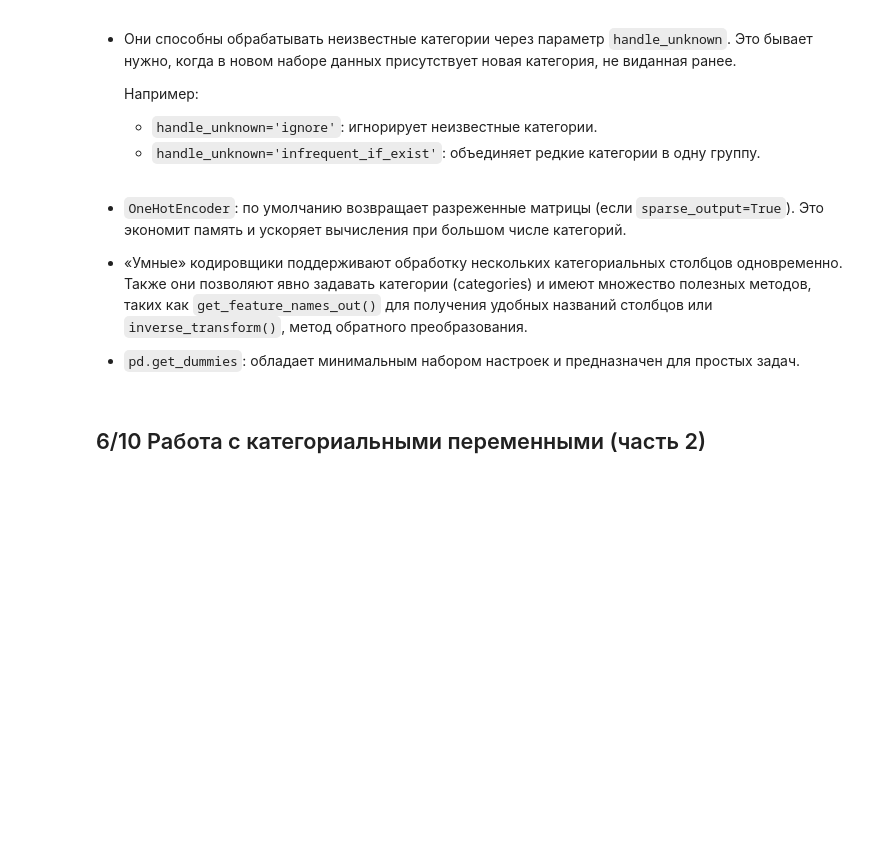
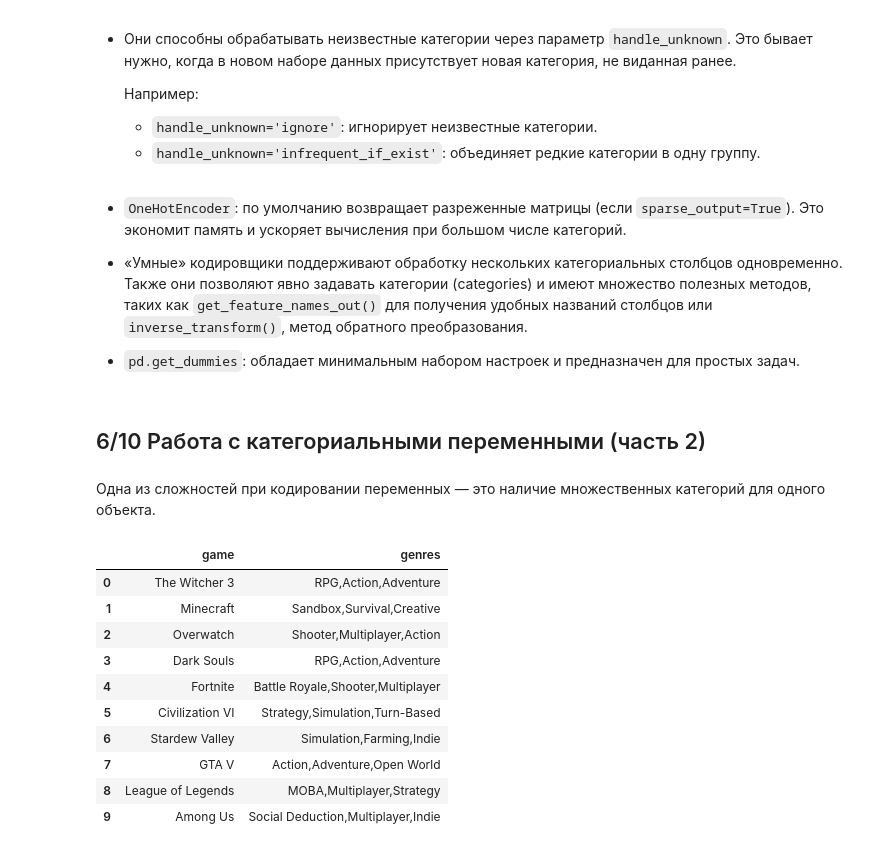
Before and after one commit to iTonyJah/DataScience, a Jupyter notebook: Edu/classical_ml/classical_ml_test.ipynb, the cells around one changed output. Cells and saved outputs as stored; diff of their text form; code cells hidden in the pictures; blank space fills up the shorter version.

```diff
--- a/Edu/classical_ml/classical_ml_test.ipynb
+++ b/Edu/classical_ml/classical_ml_test.ipynb
@@ -2079,3 +2059,48 @@ memory usage: 132.9+ KB
 * ``pd.get_dummies``: обладает минимальным набором настроек и предназначен для простых задач.
 # %% [markdown]
 ## 6/10   Работа с категориальными переменными (часть 2)
+# %% [markdown]
+Одна из сложностей при кодировании переменных — это наличие множественных категорий для одного объекта.
+# %%
+import pandas as pd
+
+df= pd.DataFrame({
+    'game': [
+        'The Witcher 3',
+        'Minecraft',
+        'Overwatch',
+        'Dark Souls',
+        'Fortnite',
+        'Civilization VI',
+        'Stardew Valley',
+        'GTA V',
+        'League of Legends',
+        'Among Us'
+    ],
+    'genres': [
+        'RPG,Action,Adventure',
+        'Sandbox,Survival,Creative',
+        'Shooter,Multiplayer,Action',
+        'RPG,Action,Adventure',
+        'Battle Royale,Shooter,Multiplayer',
+        'Strategy,Simulation,Turn-Based',
+        'Simulation,Farming,Indie',
+        'Action,Adventure,Open World',
+        'MOBA,Multiplayer,Strategy',
+        'Social Deduction,Multiplayer,Indie'
+    ]
+})
+
+df
+# %% [output]
+|  | game | genres |
+| 0 | The Witcher 3 | RPG,Action,Adventure |
+| 1 | Minecraft | Sandbox,Survival,Creative |
+| 2 | Overwatch | Shooter,Multiplayer,Action |
+| 3 | Dark Souls | RPG,Action,Adventure |
+| 4 | Fortnite | Battle Royale,Shooter,Multiplayer |
+| 5 | Civilization VI | Strategy,Simulation,Turn-Based |
+| 6 | Stardew Valley | Simulation,Farming,Indie |
+| 7 | GTA V | Action,Adventure,Open World |
+| 8 | League of Legends | MOBA,Multiplayer,Strategy |
+| 9 | Among Us | Social Deduction,Multiplayer,Indie |
```
Also changed, not shown: parts of 13 cells of this notebook.
